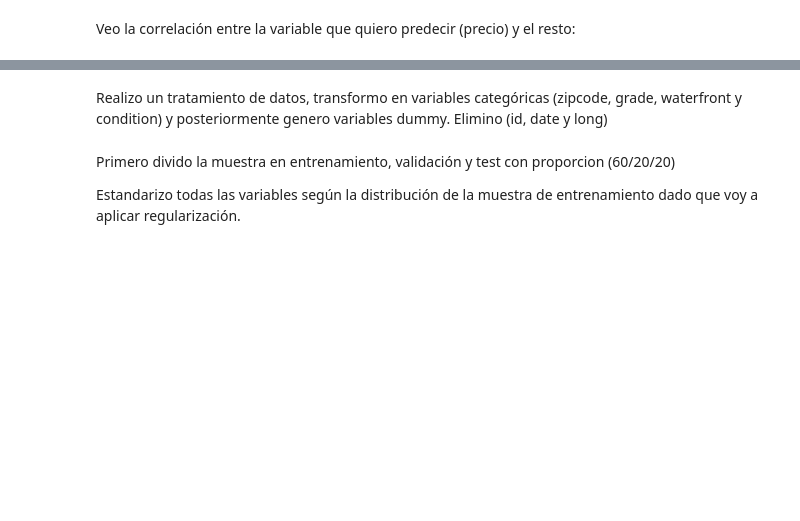
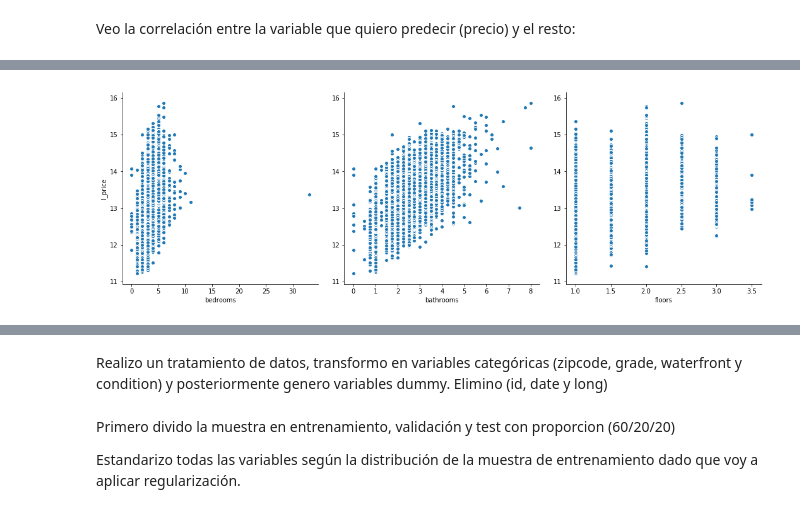
Before and after one commit to pablo-var/TFG_ML_Exercises, a Jupyter notebook: Housing Sale Price Prediction.ipynb, the cells around one changed output, grey strips where cells are left out. Drawn from its saved outputs; the diff is of its cells as text; code cells hidden in the pictures; blank space fills up the shorter version.

```diff
--- a/Housing Sale Price Prediction.ipynb
+++ b/Housing Sale Price Prediction.ipynb
@@ -48,0 +51,8 @@ plt.show()
+# %%
+sns.pairplot(data = df, x_vars = ["bedrooms", "bathrooms", "floors"], y_vars = ["l_price"],
+             palette = "Paired", size = 5)
+plt.show()
+# categories floors, waterfront, view
+# transformations sqft_lot, "sqft_basement"
+# %% [output]
+[figure, added]
```
Also changed, not shown: parts of 14 cells of this notebook, 3 other files.
